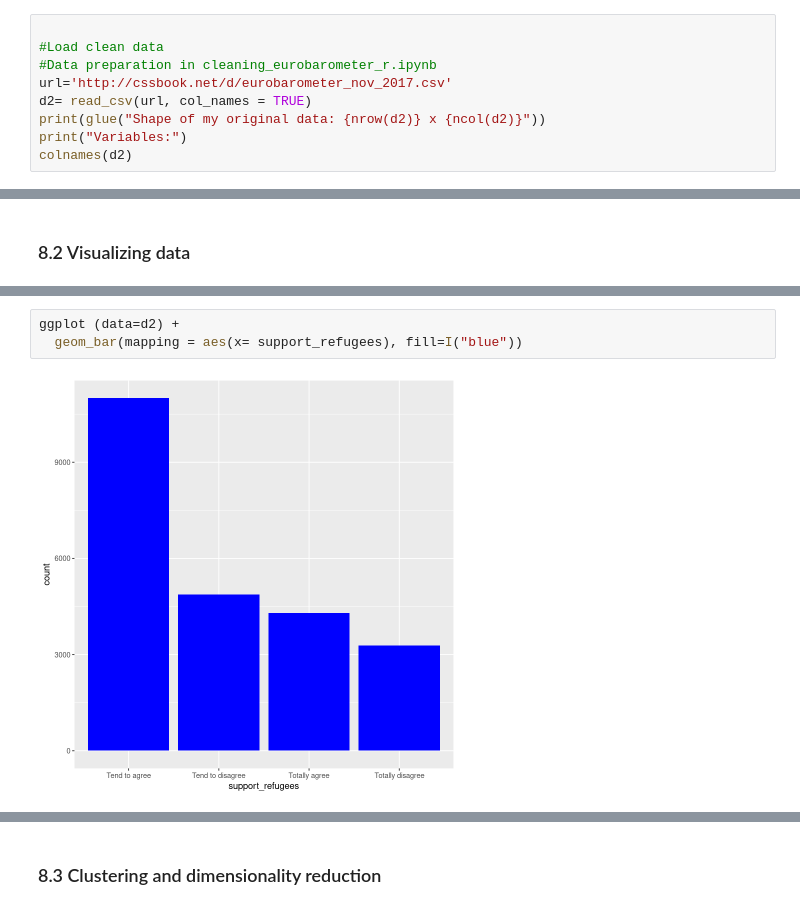
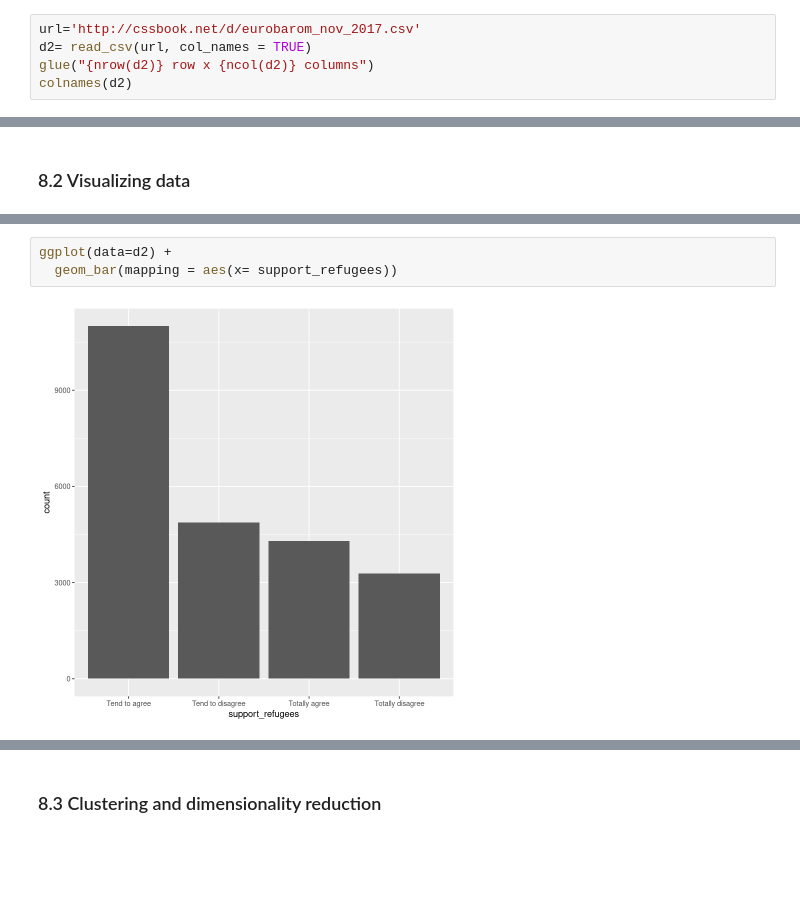
Before and after one commit to ccs-amsterdam/ccsbook, a Jupyter notebook: chapter07/EDA_r.ipynb, the cells around one changed output, grey strips where cells are left out. Drawn from its saved outputs; the diff is of its cells as text; blank space fills up the shorter version.

```diff
--- a/chapter07/EDA_r.ipynb
+++ b/chapter07/EDA_r.ipynb
@@ -28,13 +33,9 @@ Welcome! Want to learn more? See two factoextra-related books at https://goo.gl/
 # %% [markdown]
 ### 8.1 Simple exploratory data analysis
 # %%
-
-#Load clean data
-#Data preparation in cleaning_eurobarometer_r.ipynb
-url='http://cssbook.net/d/eurobarometer_nov_2017.csv'
+url='http://cssbook.net/d/eurobarom_nov_2017.csv'
 d2= read_csv(url, col_names = TRUE)
-print(glue("Shape of my original data: {nrow(d2)} x {ncol(d2)}"))
-print("Variables:")
+glue("{nrow(d2)} row x {ncol(d2)} columns")
 colnames(d2)
 # %% [output]
 ── Column specification ──────────────────────────────────────────────────────────────────────────────────────────────────────────────────────────────────────────────────────────────────────────────── ...
@@ -145,8 +143,8 @@ ggplot (data=d2) +
 # %%
-ggplot (data=d2) +
-  geom_bar(mapping = aes(x= support_refugees), fill=I("blue"))
+ggplot(data=d2) +
+  geom_bar(mapping = aes(x= support_refugees))
 # %% [output]
-[figure, old version]
+[figure, new version]
 # %%
 support_refugees = d2 %>%
   group_by(date_n) %>%
```
Also changed, not shown: parts of 39 cells of this notebook, 1 other file.
